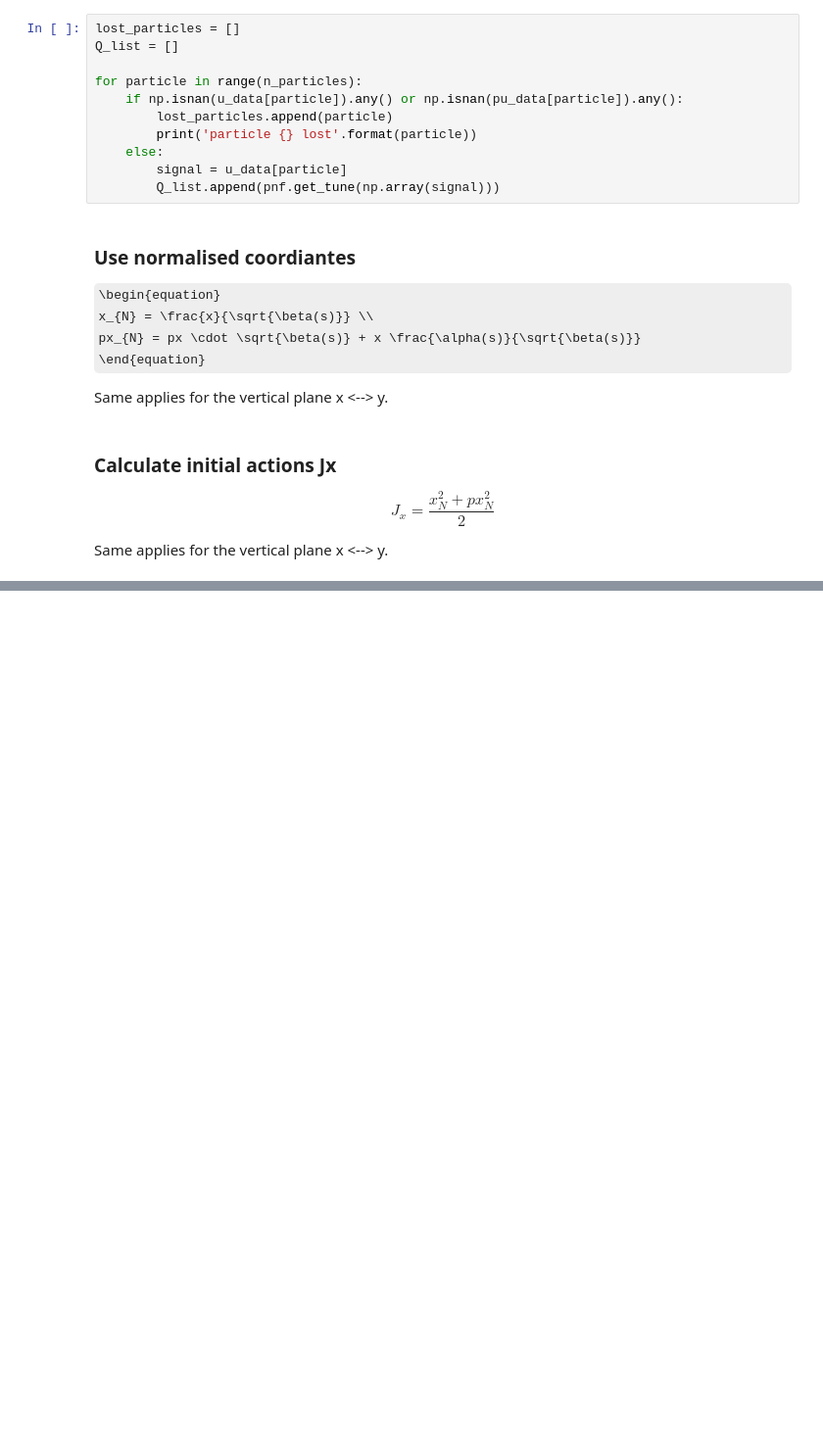
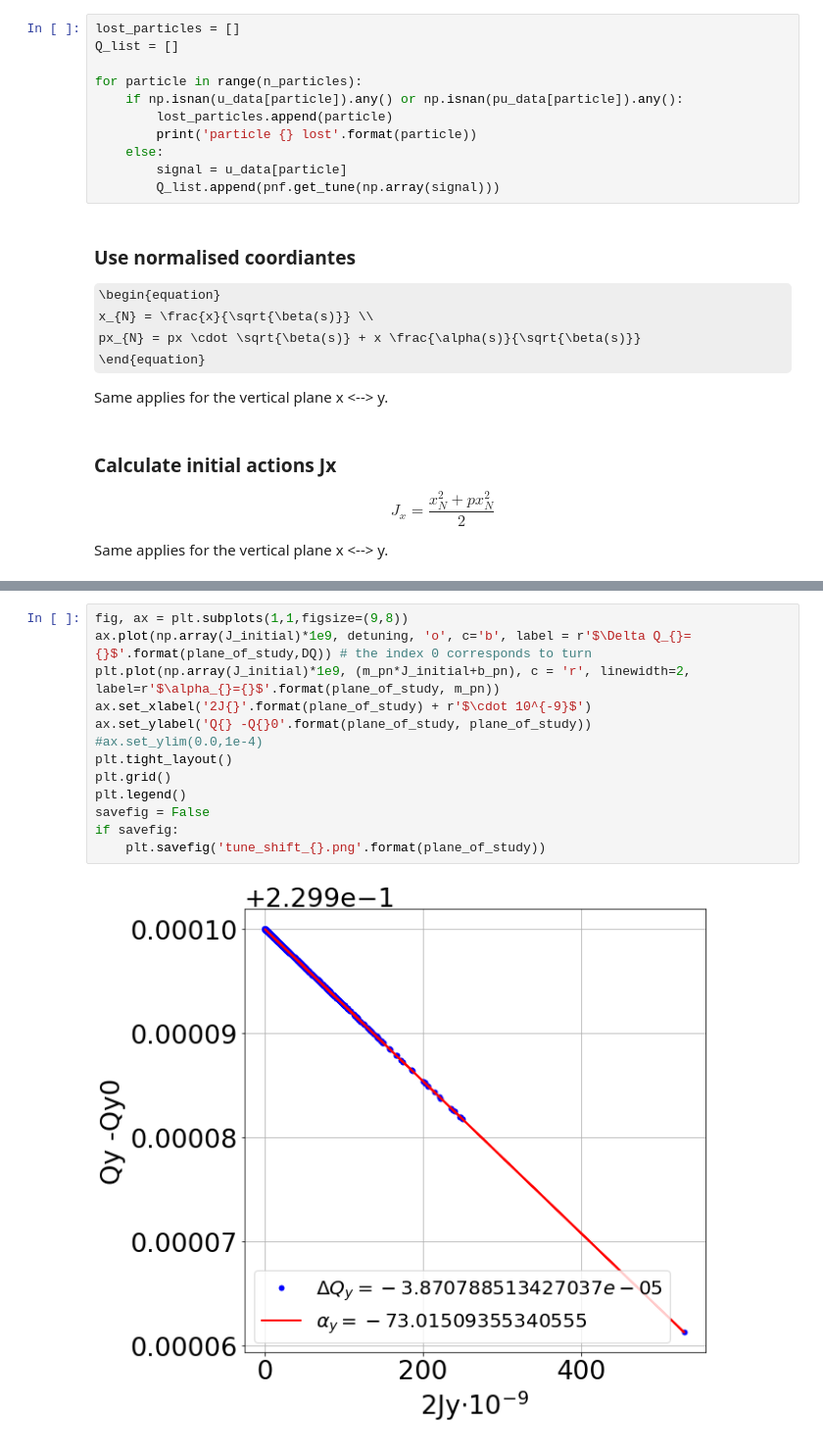
Before and after one commit to natriant/emittance_growth_CC_RFnoise_sixtracklib, a Jupyter notebook: compute_detuning_with_amplitude.ipynb, the cells around one changed output, grey strips where cells are left out. Shown at 98% size. Cells and saved outputs as stored; diff of their text form; some formulas as TeX source; blank space fills up the shorter version.

```diff
--- a/compute_detuning_with_amplitude.ipynb
+++ b/compute_detuning_with_amplitude.ipynb
@@ -125,0 +177,15 @@ if savefig:
+# %%
+fig, ax = plt.subplots(1,1,figsize=(9,8))
+ax.plot(np.array(J_initial)*1e9, detuning, 'o', c='b', label = r'$\Delta Q_{}={}$'.format(plane_of_study,DQ)) # the index 0 corresponds to turn
+plt.plot(np.array(J_initial)*1e9, (m_pn*J_initial+b_pn), c = 'r', linewidth=2, label=r'$\alpha_{}={}$'.format(plane_of_study, m_pn))
+ax.set_xlabel('2J{}'.format(plane_of_study) + r'$\cdot 10^{-9}$')
+ax.set_ylabel('Q{} -Q{}0'.format(plane_of_study, plane_of_study))
+#ax.set_ylim(0.0,1e-4)
+plt.tight_layout()
+plt.grid()
+plt.legend()
+savefig = False
+if savefig:
+    plt.savefig('tune_shift_{}.png'.format(plane_of_study))
+# %% [output]
+[figure, added]
```
Also changed, not shown: parts of 19 cells of this notebook.
